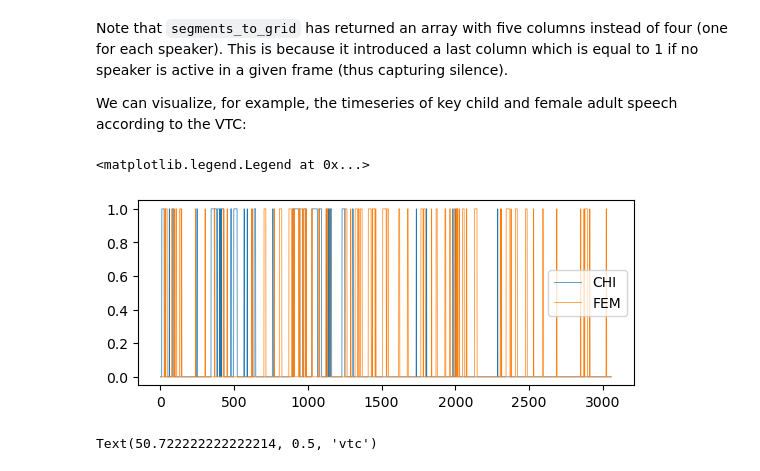
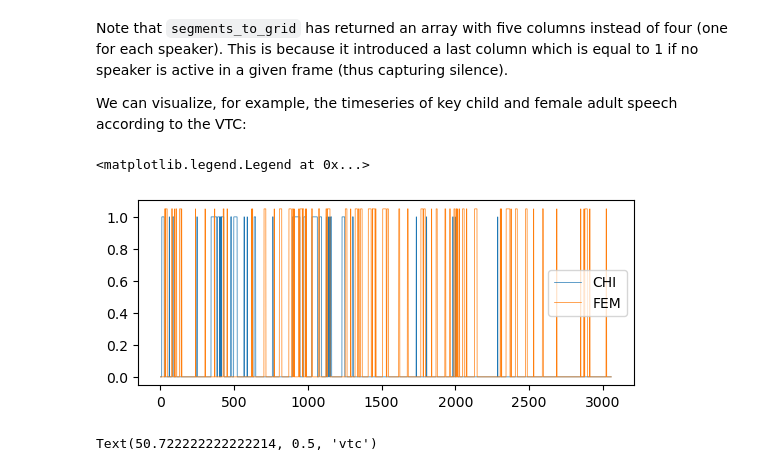
Before and after one commit to LAAC-LSCP/childproject-tutorials, a Jupyter notebook: 1_Annotations.ipynb, the cells around one changed output. Saved outputs shown, nothing was run; the diff lists cells and outputs as text; code cells hidden in the pictures.

```diff
--- a/Annotations.ipynb
+++ b/1_Annotations.ipynb
@@ -167,12 +167,12 @@ We can visualize, for example, the timeseries of key child and female adult spee
 # %%
 from matplotlib import pyplot as plt
 plt.figure(figsize=[6.4,2.4])
 plt.plot(grids["vtc"][:,0], label="CHI", lw=0.5)
-plt.plot(grids["vtc"][:,2], label="FEM", lw=0.5)
+plt.plot(grids["vtc"][:,2]*(1+0.05), label="FEM", lw=0.5)
 plt.legend()
 # %% [output]
 <matplotlib.legend.Legend at 0x...>
-[figure, old version]
+[figure, new version]
 # %%
 import numpy as np
 import seaborn as sns
```
Also changed, not shown: parts of 4 cells of this notebook.
